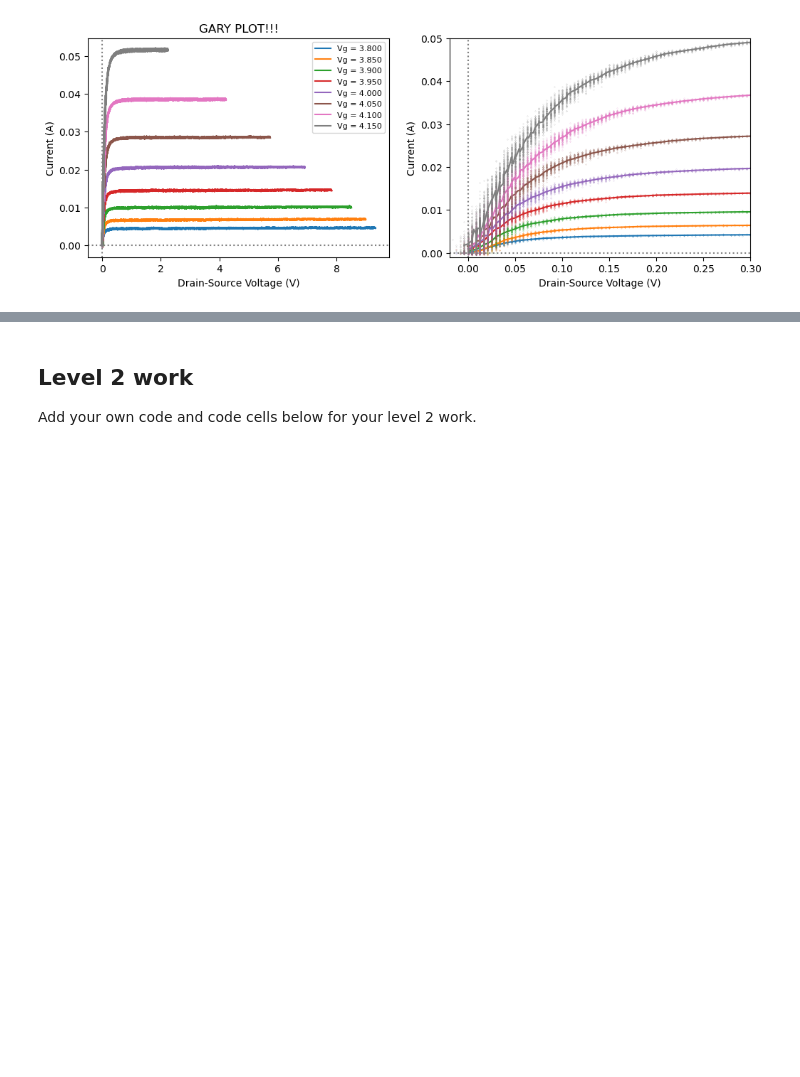
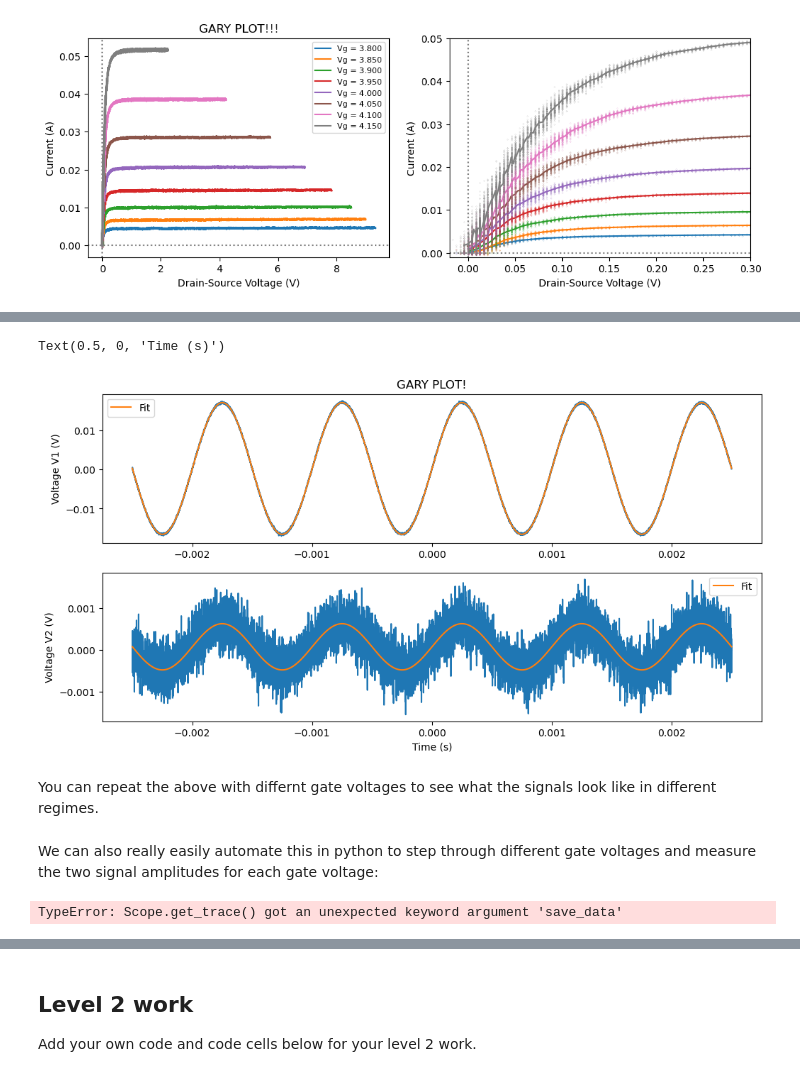
Before and after one commit to SHoogeman/Snaar-Proef, a Jupyter notebook: lab session notebooks/TN2211 Session 08.ipynb, the cells around one changed output, grey strips where cells are left out. Drawn from its saved outputs; the diff is of its cells as text; code cells hidden in the pictures; blank space fills up the shorter version.

Commit message:
Update TN2211 Session 08.ipynb
now with small signal response for linear regime

```diff
--- a/lab session notebooks/TN2211 Session 08.ipynb
+++ b/lab session notebooks/TN2211 Session 08.ipynb
@@ -56,8 +57,8 @@ def get_IV(R=100):
     # If triggering is set up well and highly accurate, should not matter...but
     # good in any case to do. It also seems to speed up data transfer?
     scope.write("TRIG:STOP")
-    t,v1 = np.array(scope.get_trace(1)) # voltage above readout resistor
-    t,v2 = np.array(scope.get_trace(2)) # voltage at drain of transistor
+    t,v1 = np.array(scope.get_trace(1, save_file = False)) # voltage above readout resistor
+    t,v2 = np.array(scope.get_trace(2, save_file = False)) # voltage at drain of transistor
     scope.write("TRIG:RUN")
     v1 = np.array(v1)
     v2 = np.array(v2)
@@ -273,9 +223,0 @@ Perform a sweep, download the Ch1 and Ch2 curves, and convert them into diode cu
-# %%
-# Change the voltage range to explore what your diode looks like
-# If the voltage trace you see on the scope goes off scale, you will
-# need to manually adjust the scope ranges
-v,i = get_diode_curve(-2,4)
-plt.plot(v,i, '.', ms=0.3)
-plt.ylabel("Current through diode (A)")
-plt.xlabel("Votlage across diode (V)")
-plt.title("Gary's 1N4148 diode curve") # Change title if try different diodes and take out Gary's name
@@ -326,2 +223,0 @@ For plotting against the model, this is a useful ranget to sweep:
-# %%
-v,i = get_diode_curve(-0.5,4)
@@ -509,0 +266,5 @@ plt.show()
+# %%
+scope.write("TRIG:STOP")
+t,v1 = scope.get_trace(1)
+t,v2 = scope.get_trace(2)
+scope.write("TRIG:RUN")
@@ -509,0 +280,50 @@ plt.show()
+# %%
+def f(t,a,b,c):
+    return a*np.cos(2*np.pi*1e3*t+b)+c
+
+def get_fit(t,v):
+    (a,b,c), cov = curve_fit(f,t,v)
+    return a,b,c
+
+def get_amplitude(t,v):
+    return get_fit(t,v)[0]
+
+plt.figure(figsize=(12,6))
+plt.subplot(211)
+plt.title("GARY PLOT!") # remove or change :)
+plt.plot(t,v1)
+plt.ylabel("Voltage V1 (V)")
+plt.plot(t,f(t,*get_fit(t,v1)), label="Fit")
+plt.legend()
+plt.subplot(212)
+plt.plot(t,v2)
+plt.ylabel("Voltage V2 (V)")
+plt.plot(t,f(t,*get_fit(t,v2)), label="Fit")
+plt.legend()
+plt.xlabel("Time (s)")
+# %% [output]
+Text(0.5, 0, 'Time (s)')
+[figure, added]
+# %% [markdown]
+You can repeat the above with differnt gate voltages to see what the signals look like in different regimes.
+# %% [markdown]
+We can also really easily automate this in python to step through different gate voltages and measure the two signal amplitudes for each gate voltage:
+# %%
+Vg_values = np.arange(1,5,0.05)
+v1_amp = []
+v2_amp = []
+
+for vg in Vg_values:
+    set_gate_voltage(vg)
+    time.sleep(0.1)
+    scope.write("TRIG:STOP")
+    t,v1 = scope.get_trace(1, save_file=False)
+    t,v2 = scope.get_trace(2, save_file=False)
+    scope.write("TRIG:RUN")
+    v1_amp.append(get_amplitude(t,v1))
+    v2_amp.append(get_amplitude(t,v2))
+
+v1_amp = np.array(v1_amp)
+v2_amp = np.array(v2_amp)
+# %% [output]
+TypeError: Scope.get_trace() got an unexpected keyword argument 'save_data'
```
Also changed, not shown: parts of 55 cells of this notebook.
